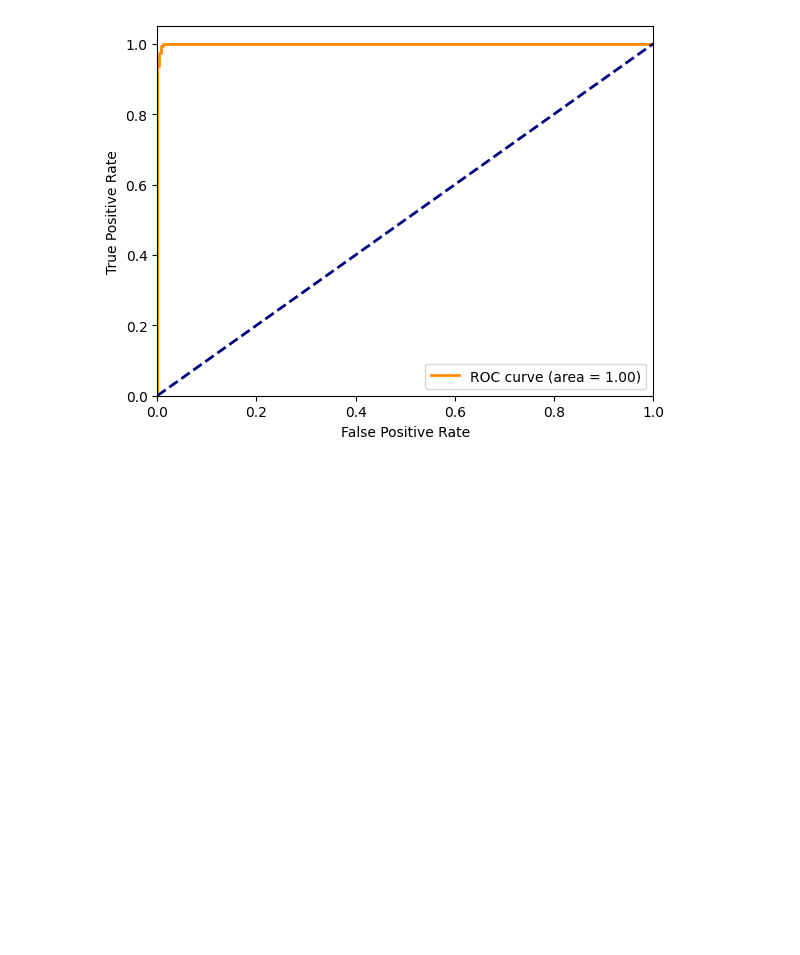
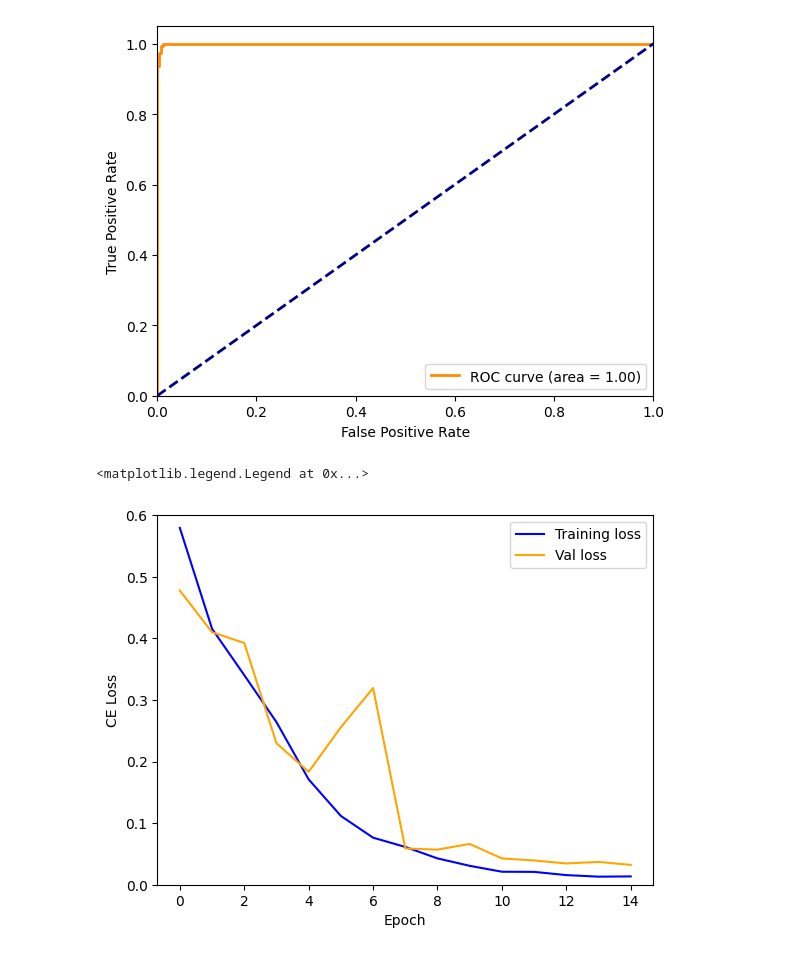
Before and after one commit to mhtang2/HOGPedestrianDetection, a Jupyter notebook: rgb_model.ipynb, the cells around one changed output. Drawn from its saved outputs; the diff is of its cells as text; code cells hidden in the pictures; blank space fills up the shorter version.

```diff
--- a/rgb_model.ipynb
+++ b/rgb_model.ipynb
@@ -390,3 +390,14 @@ TP: 262, FP: 0, FN: 2
 Precision: 1.0, Recall: 0.9924242424242424
 Accuracy for ./checkpoints/resnet18_RGB_image: 99.61389961389962
 [figure]
+# %%
+# Plot convergence
+plt.plot(train_errors, label='Training loss', color='blue')
+plt.plot(val_errors, label='Val loss',color='orange')
+plt.ylabel("CE Loss")
+plt.xlabel("Epoch")
+plt.ylim([0,0.6])
+plt.legend()
+# %% [output]
+<matplotlib.legend.Legend at 0x...>
+[figure, added]
```
Also changed, not shown: 2 other files.
